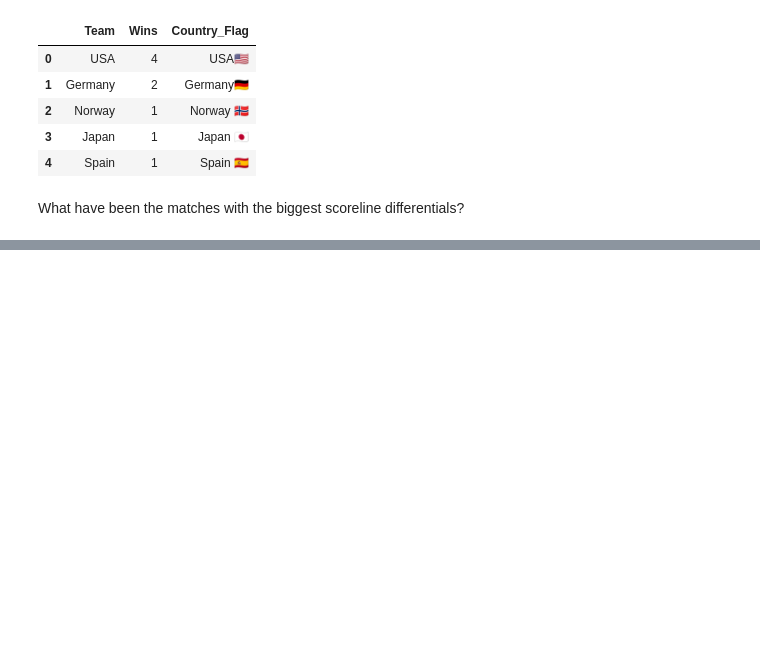
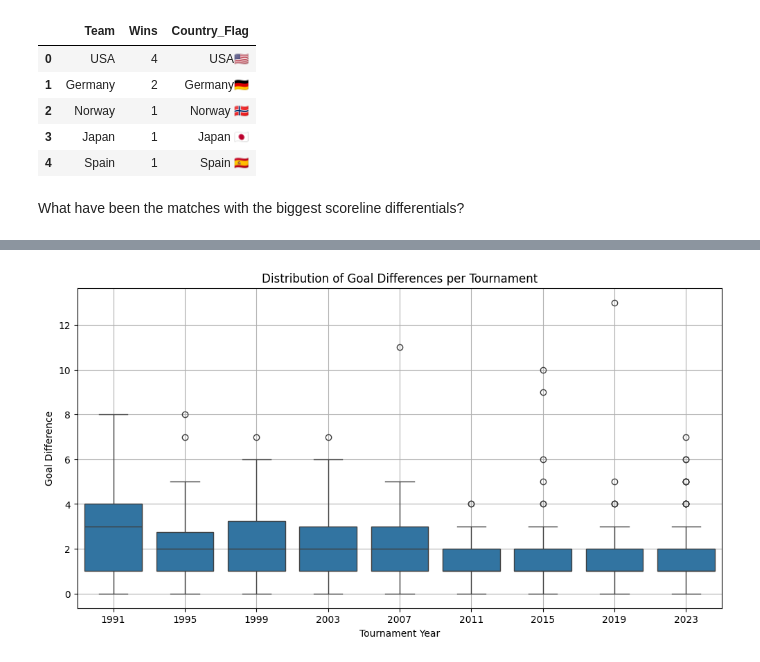
Before and after one commit to vishakiv/Margins_To_Main_Stage, a Jupyter notebook: EDA.ipynb, the cells around one changed output, grey strips where cells are left out. Drawn from its saved outputs; the diff is of its cells as text; code cells hidden in the pictures; blank space fills up the shorter version.

```diff
--- a/EDA.ipynb
+++ b/EDA.ipynb
@@ -648,0 +675,10 @@ matches[matches["goal_difference"] == matches["goal_difference"].max()]
+# %%
+plt.figure(figsize=(12,6))
+sns.boxplot(x='Year', y='goal_difference', data=matches)
+plt.title('Distribution of Goal Differences per Tournament')
+plt.xlabel('Tournament Year')
+plt.ylabel('Goal Difference')
+plt.grid(True)
+plt.show()
+# %% [output]
+[figure, added]
```
Also changed, not shown: parts of 4 cells of this notebook.
